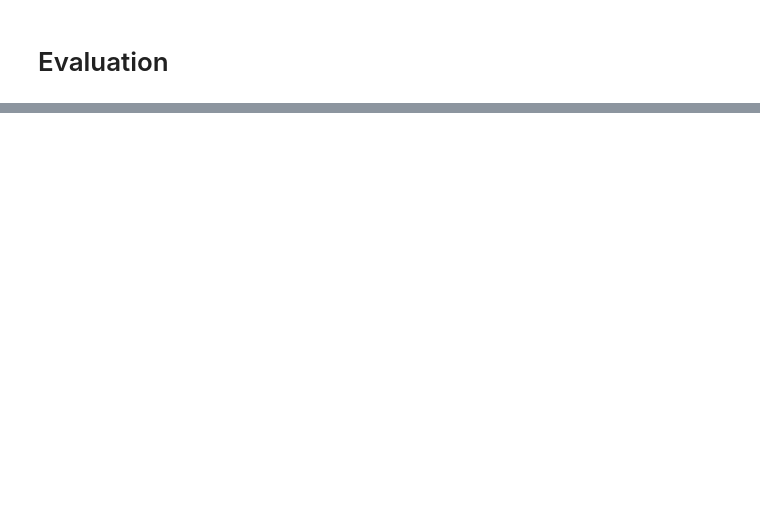
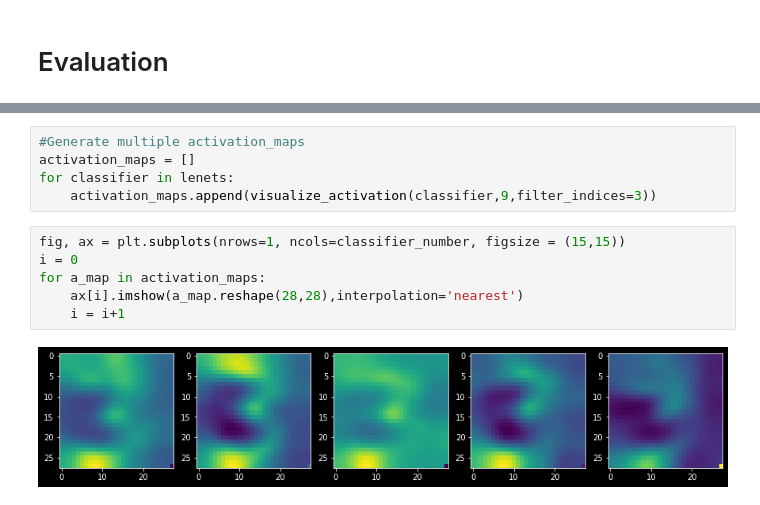
Before and after one commit to YalesRios/Samel, a Jupyter notebook: samel.ipynb, the cells around one changed output, grey strips where cells are left out. Cells and saved outputs as stored; diff of their text form; blank space fills up the shorter version.

Commit message:
Created multiple activation (saliency) maps for each classifier in ensemble

```diff
--- a/samel.ipynb
+++ b/samel.ipynb
@@ -146,0 +227,13 @@ plt.show()
+# %%
+#Generate multiple activation_maps
+activation_maps = []
+for classifier in lenets:
+    activation_maps.append(visualize_activation(classifier,9,filter_indices=3))
+# %%
+fig, ax = plt.subplots(nrows=1, ncols=classifier_number, figsize = (15,15))
+i = 0
+for a_map in activation_maps:
+    ax[i].imshow(a_map.reshape(28,28),interpolation='nearest')
+    i = i+1
+# %% [output]
+[figure, added]
```
Also changed, not shown: parts of 13 cells of this notebook.
